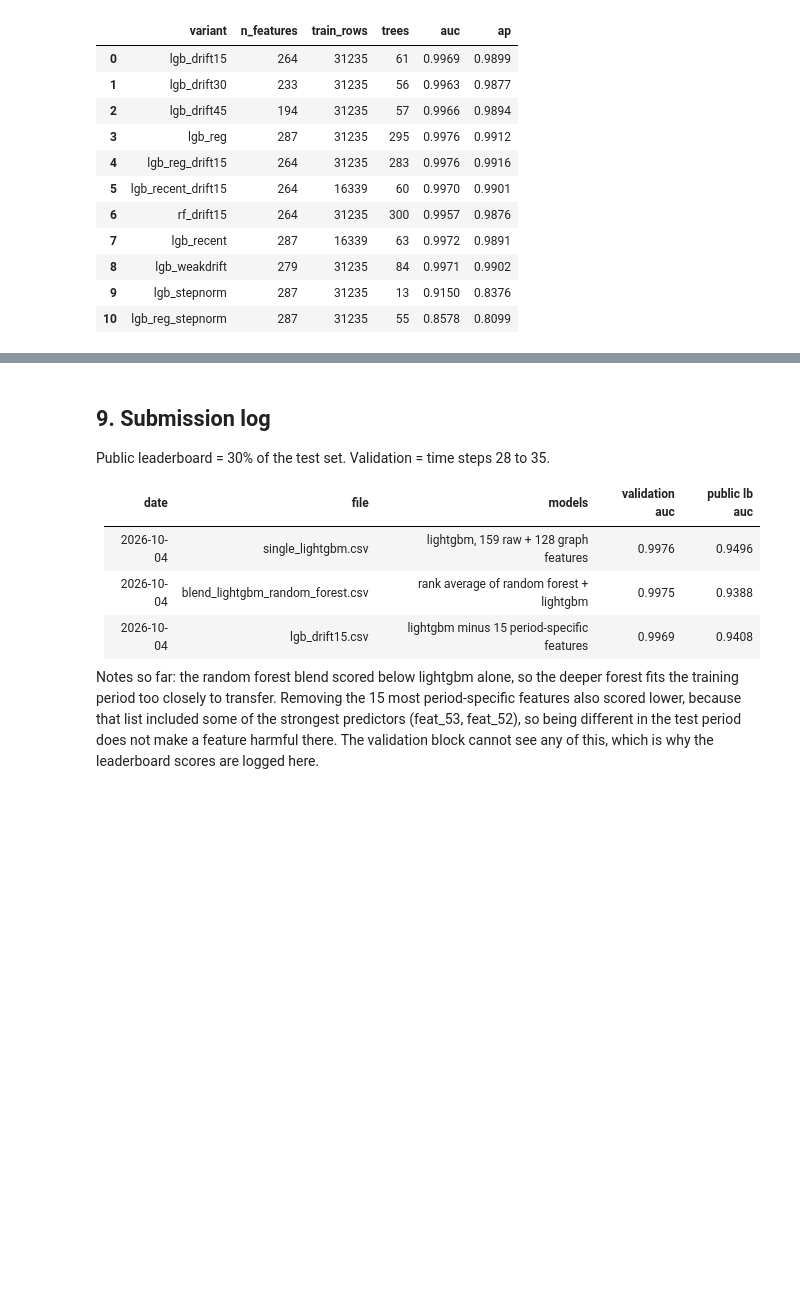
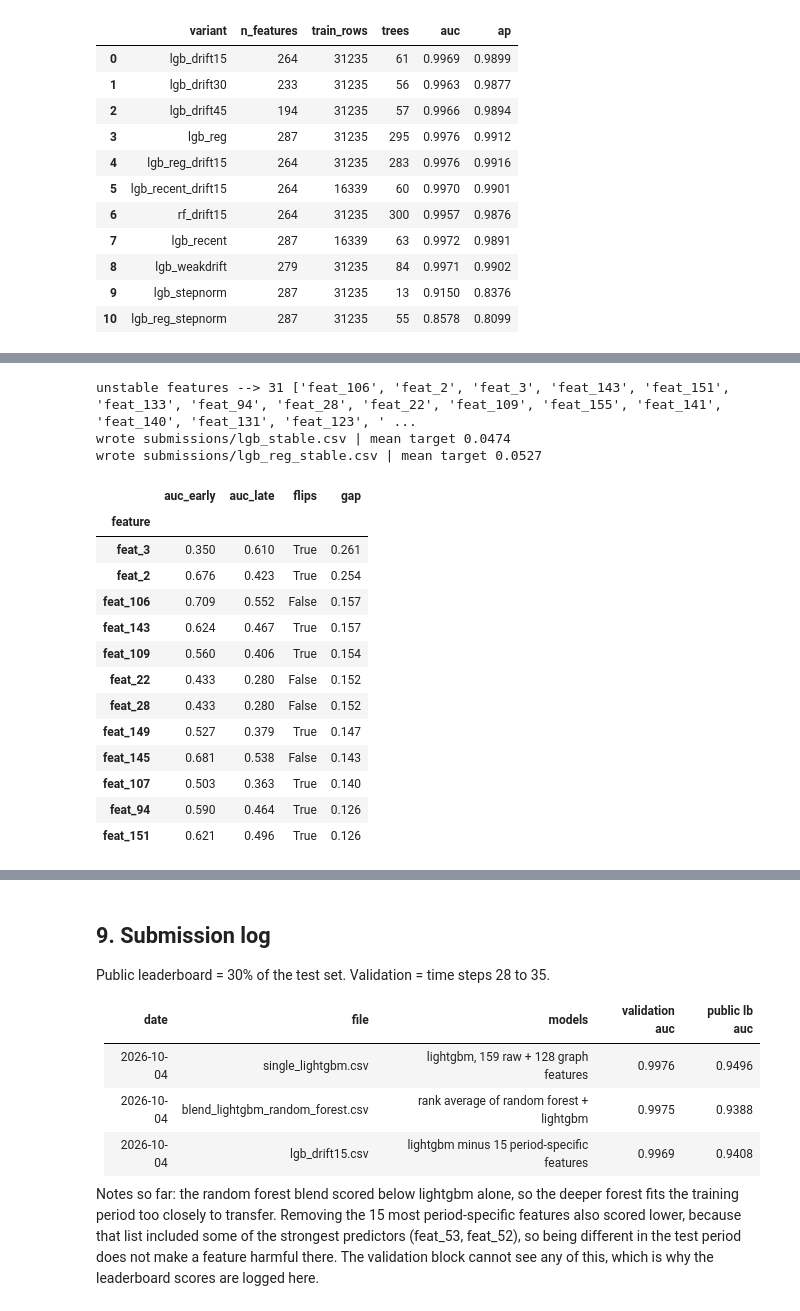
Before and after one commit to ykwong2002/bt4012-kaggle-competition, a Jupyter notebook: e1155727.ipynb, the cells around one changed output, grey strips where cells are left out. Cells and saved outputs as stored; diff of their text form; code cells hidden in the pictures; blank space fills up the shorter version.

```diff
--- a/e1155727.ipynb
+++ b/e1155727.ipynb
@@ -1286,0 +1297,23 @@ wrote submissions/blend_stepnorm_reg.csv | mean target 0.5000
+# %%
+# out-of-fold adversarial probabilities for every training row --> weights that are not overfitted
+X_adv = np.vstack([train_df[kept_features].values, test_df[kept_features].values])
+y_adv = np.r_[np.zeros(len(train_df)), np.ones(len(test_df))]
+adv_clf = lgb.LGBMClassifier(n_estimators=150, learning_rate=0.1, num_leaves=31, random_state=SEED, verbose=-1, n_jobs=-1)
+p_adv = cross_val_predict(adv_clf, X_adv, y_adv, cv=StratifiedKFold(3, shuffle=True, random_state=SEED), method='predict_proba')[:, 1][:len(train_df)]
+odds = np.clip(p_adv, 1e-4, 1 - 1e-4) / (1 - np.clip(p_adv, 1e-4, 1 - 1e-4))
+w_imp = np.sqrt(odds)
+w_imp = np.clip(w_imp / w_imp.mean(), 0.05, 20)
+w_imp = w_imp / w_imp.mean()
+weight_df = pd.DataFrame({'txId': train_df.txId.values, 'w_imp': w_imp})
+weight_df['w_time'] = 0.5 ** ((train_df.time_step.max() - train_df.time_step.values) / 10)
+weight_df['w_time'] = weight_df.w_time / weight_df.w_time.mean()
+labelled_df = labelled_df.merge(weight_df, on='txId', how='left')
+tr_df, va_df = get_time_split(labelled_df, VALID_START)
+
+def effective_rows(w):
+    # kish effective sample size --> how many equally weighted rows the weights are worth
+    return (w.sum() ** 2) / (w ** 2).sum()
+
+print('importance weight quantiles -->', np.round(np.quantile(labelled_df.w_imp, [0, 0.25, 0.5, 0.75, 0.95, 1]), 3))
+print('effective rows --> importance {:.0f} | time decay {:.0f} | unweighted {}'.format(effective_rows(labelled_df.w_imp.values), effective_rows(labelled_df.w_time.values), len(labelled_df)))
+labelled_df.groupby('time_step')[['w_imp', 'w_time']].mean().round(2).T
@@ -1286,0 +1349,32 @@ wrote submissions/blend_stepnorm_reg.csv | mean target 0.5000
+# %%
+early_df = tr_df[tr_df.time_step <= 14]
+late_df = tr_df[tr_df.time_step > 14]
+stab_df = univariate_auc(early_df, kept_features, output_feature).set_index('feature')[['auc']].rename(columns={'auc': 'auc_early'})
+stab_df['auc_late'] = univariate_auc(late_df, kept_features, output_feature).set_index('feature')['auc']
+stab_df['flips'] = (stab_df.auc_early - 0.5) * (stab_df.auc_late - 0.5) < 0
+stab_df['gap'] = (stab_df.auc_early - stab_df.auc_late).abs()
+unstable_features = stab_df.index[stab_df.flips | (stab_df.gap > 0.15)].tolist()
+stab_df.round(3).to_csv(os.path.join(OUT_DIR, 'feature_stability.csv'))
+print('unstable features -->', len(unstable_features), unstable_features)
+feats_stable = without(tree_features, unstable_features)
+run_variant('lgb_stable', feats_stable, best_params)
+run_variant('lgb_reg_stable', feats_stable, reg_params)
+stab_df.sort_values('gap', ascending=False).head(12).round(3)
+# %% [output]
+unstable features --> 31 ['feat_106', 'feat_2', 'feat_3', 'feat_143', 'feat_151', 'feat_133', 'feat_94', 'feat_28', 'feat_22', 'feat_109', 'feat_155', 'feat_141', 'feat_140', 'feat_131', 'feat_123', ' ...
+wrote submissions/lgb_stable.csv | mean target 0.0474
+wrote submissions/lgb_reg_stable.csv | mean target 0.0527
+|  | auc_early | auc_late | flips | gap |
+| feature |  |  |  |  |
+| feat_3 | 0.350 | 0.610 | True | 0.261 |
+| feat_2 | 0.676 | 0.423 | True | 0.254 |
+| feat_106 | 0.709 | 0.552 | False | 0.157 |
+| feat_143 | 0.624 | 0.467 | True | 0.157 |
+| feat_109 | 0.560 | 0.406 | True | 0.154 |
+| feat_22 | 0.433 | 0.280 | False | 0.152 |
+| feat_28 | 0.433 | 0.280 | False | 0.152 |
+| feat_149 | 0.527 | 0.379 | True | 0.147 |
+| feat_145 | 0.681 | 0.538 | False | 0.143 |
+| feat_107 | 0.503 | 0.363 | True | 0.140 |
+| feat_94 | 0.590 | 0.464 | True | 0.126 |
+| feat_151 | 0.621 | 0.496 | True | 0.126 |
```
Also changed, not shown: parts of 10 cells of this notebook.
